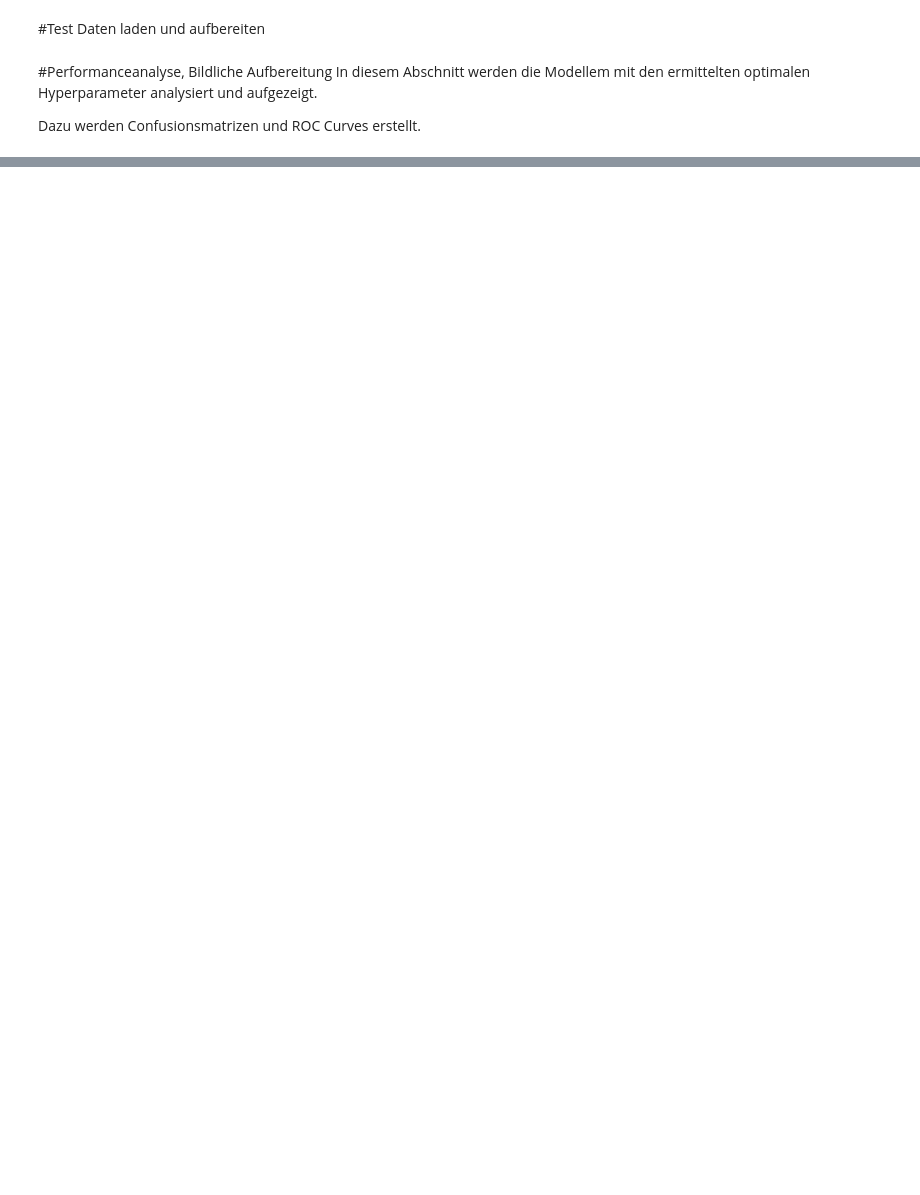
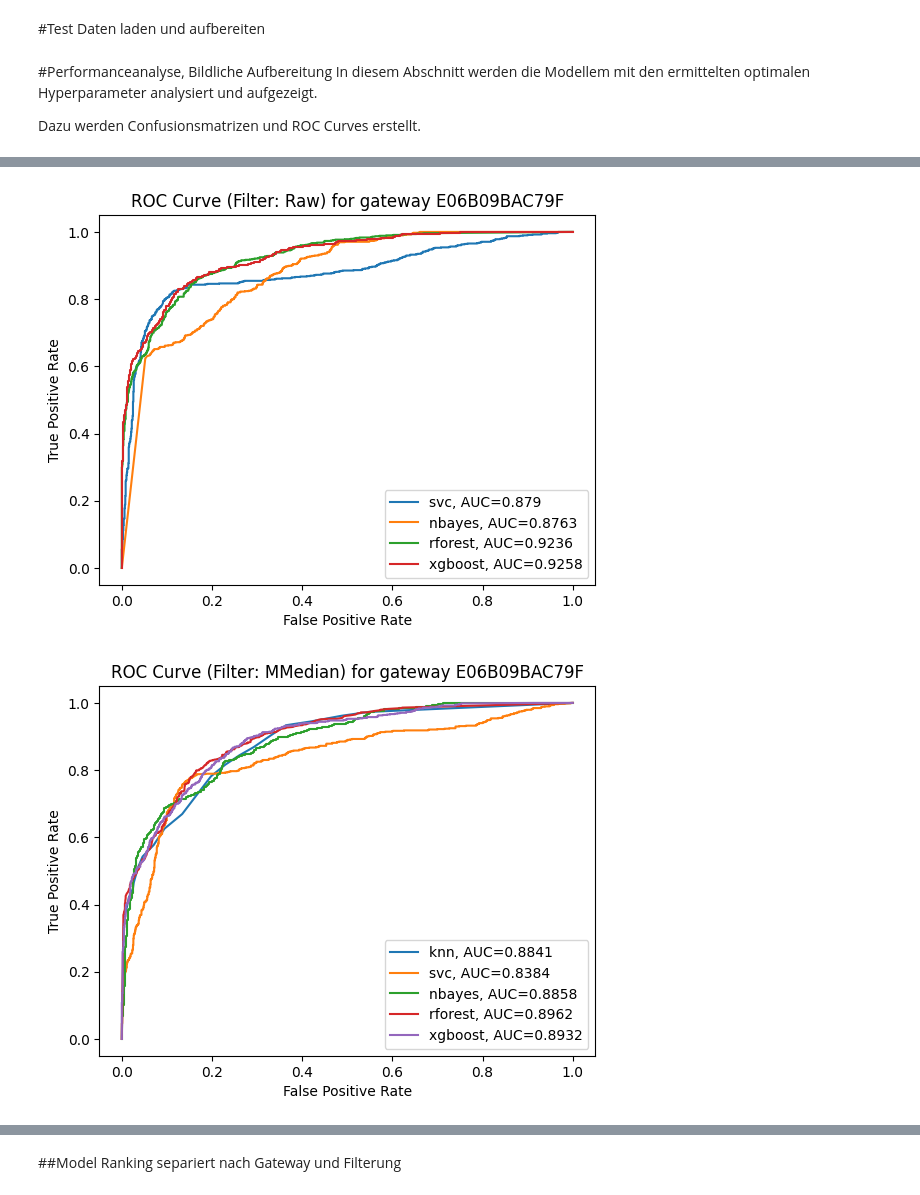
Before and after one commit to wagneced/IndoorTrackingML, a Jupyter notebook: IndoorTrackingML.ipynb, the cells around one changed output, grey strips where cells are left out. Drawn from its saved outputs; the diff is of its cells as text; code cells hidden in the pictures; blank space fills up the shorter version.

```diff
--- a/IndoorTrackingML.ipynb
+++ b/IndoorTrackingML.ipynb
@@ -1248,0 +1323,22 @@ Gateway: F3499FDED02E
+# %%
+for gateway in dict_best_accuracy.keys():
+  for filter in dict_filter_distance_columns.keys():
+    df = test_closed_door_dict.get(gateway).get('extended_data')
+    dict_with_trained_models = dict()
+    for model_type in dict_best_accuracy[gateway].keys():
+      if filter in dict_best_accuracy[gateway][model_type].keys():
+        model = dict_best_accuracy[gateway][model_type][filter]['model']
+        dict_with_trained_models[model_type] = model
+
+    title = 'ROC Curve (Filter: '+filter+') for gateway '+gateway
+
+    prefix = str(dict_filter_distance_columns.get(filter))
+    column_selection = [col for col in df if (col.startswith(prefix) or col.startswith('timediff'))]
+
+    X_test = df.loc[:,column_selection]
+    y_test = df.InRoom
+
+    plot_roc_curve_with_multiple_models(dict_with_trained_models, X_test, y_test, title)
+# %% [output]
+[figure, added]
+[figure, added]
@@ -1248,0 +1353,2 @@ Gateway: F3499FDED02E
+# %% [markdown]
+##Model Ranking separiert nach Gateway und Filterung
```
Also changed, not shown: parts of 39 cells of this notebook.
